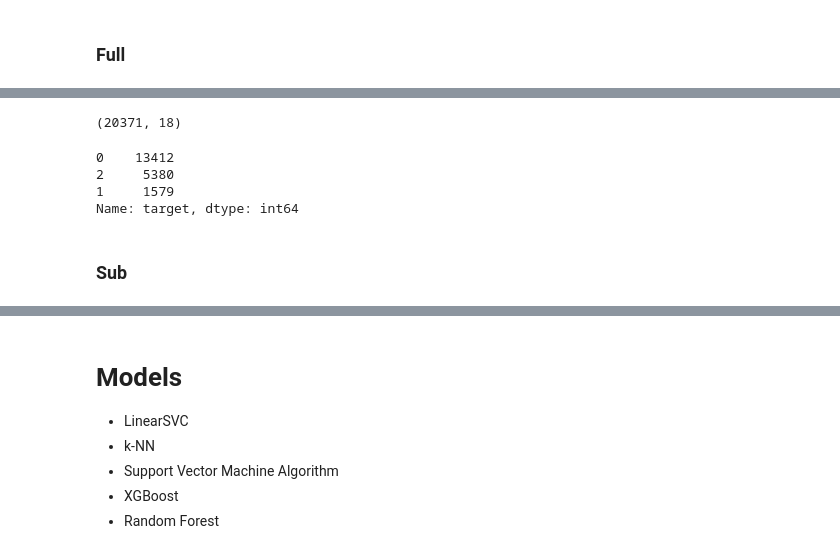
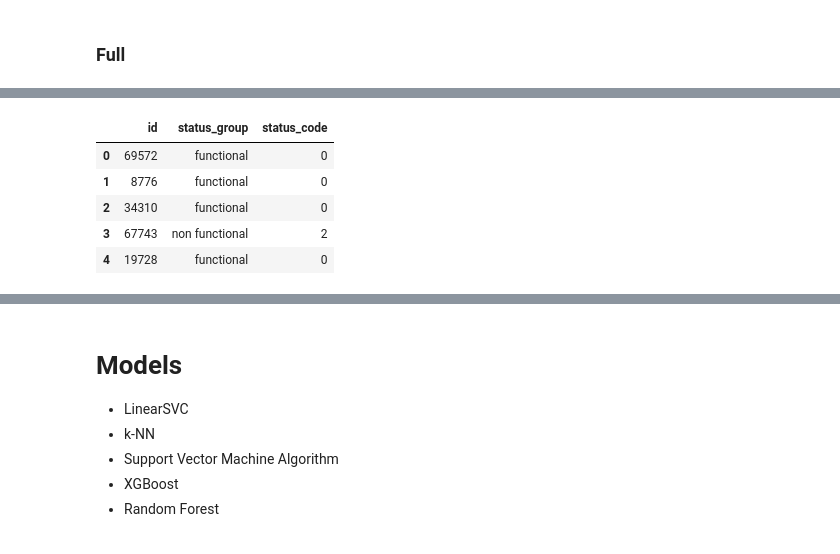
Before and after one commit to jneums/tanzania, a Jupyter notebook: notebooks/model.ipynb, the cells around one changed output, grey strips where cells are left out. Drawn from its saved outputs; the diff is of its cells as text; code cells hidden in the pictures.

```diff
--- a/notebooks/model.ipynb
+++ b/notebooks/model.ipynb
@@ -188,2 +224,13 @@ X_contest.sample(3)
+# %%
+y['status_code'] = y['status_group'].astype('category').cat.codes
+# %%
+y.head()
+# %% [output]
+|  | id | status_group | status_code |
+| 0 | 69572 | functional | 0 |
+| 1 | 8776 | functional | 0 |
+| 2 | 34310 | functional | 0 |
+| 3 | 67743 | non functional | 2 |
+| 4 | 19728 | functional | 0 |
 # %%
 # split full data
@@ -191,13 +237,0 @@ X_total_train, X_total_test, y_total_train, y_total_test = train_test_split(X, y
-# %%
-clean_df.shape
-# %% [output]
-(20371, 18)
-# %%
-clean_df['target'].value_counts()
-# %% [output]
-0    13412
-2     5380
-1     1579
-Name: target, dtype: int64
-# %% [markdown]
-### Sub
```
Also changed, not shown: parts of 29 cells of this notebook, 4 other files.
